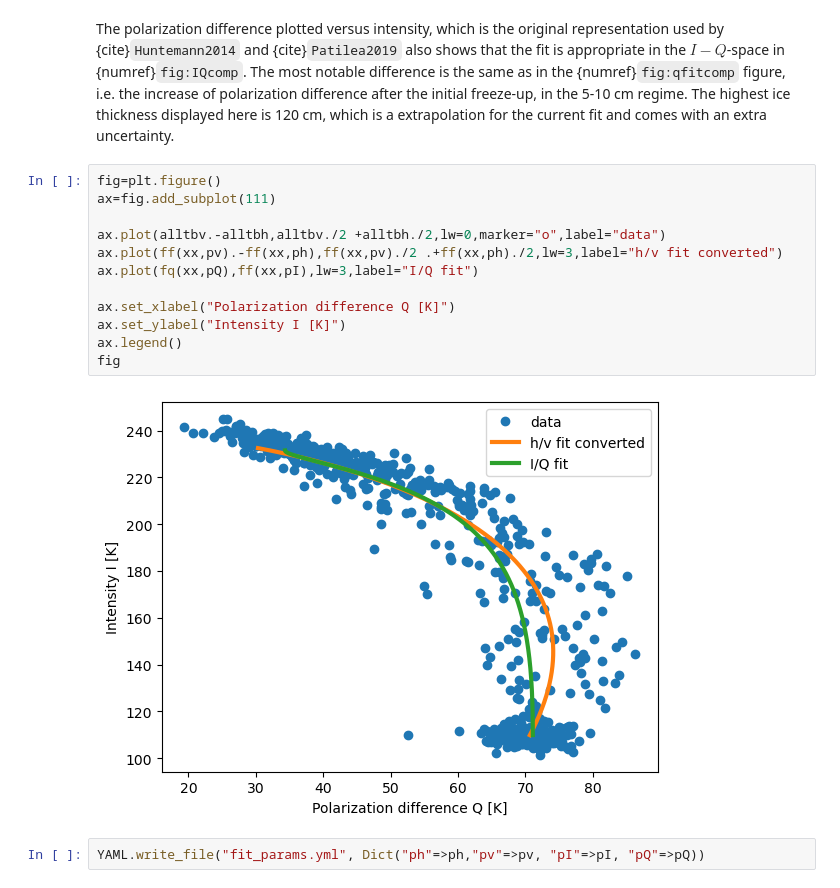
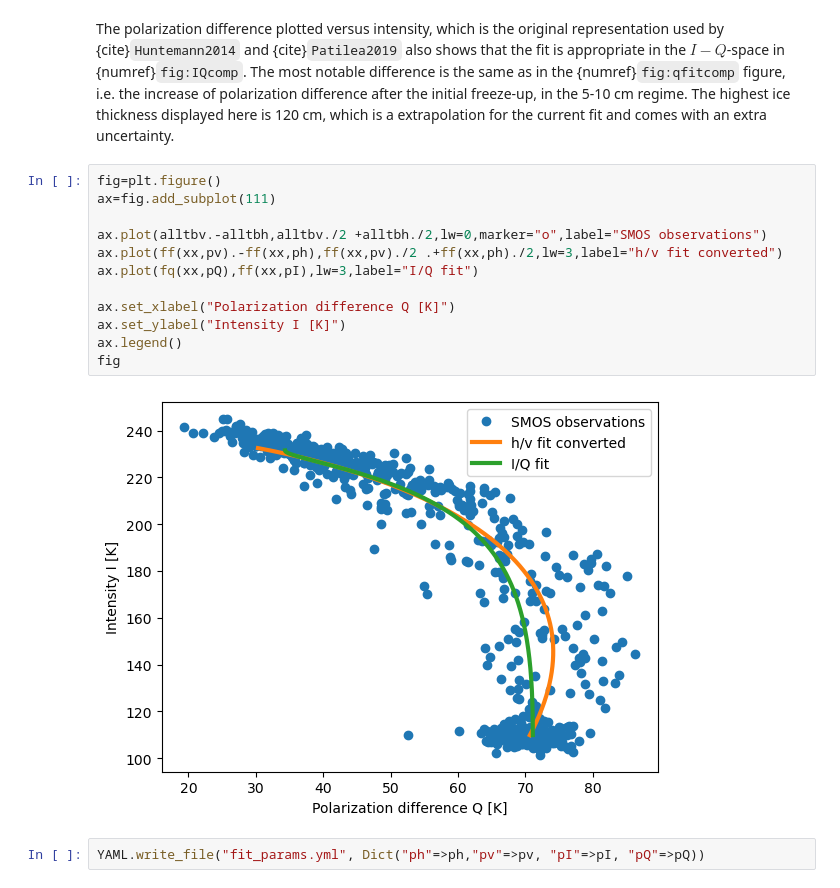
Before and after one commit to CIMR-Algos/SeaIceThickness_ATBD, a Jupyter notebook: book/training_data_smos53.ipynb, the cells around one changed output. Cells and saved outputs as stored; diff of their text form.

```diff
--- a/book/training_data_smos53.ipynb
+++ b/book/training_data_smos53.ipynb
@@ -245,16 +267,16 @@ extrapolation for the current fit and comes with an extra uncertainty.
 # %%
 fig=plt.figure()
 ax=fig.add_subplot(111)
 
-ax.plot(alltbv.-alltbh,alltbv./2 +alltbh./2,lw=0,marker="o",label="data")
+ax.plot(alltbv.-alltbh,alltbv./2 +alltbh./2,lw=0,marker="o",label="SMOS observations")
 ax.plot(ff(xx,pv).-ff(xx,ph),ff(xx,pv)./2 .+ff(xx,ph)./2,lw=3,label="h/v fit converted")
 ax.plot(fq(xx,pQ),ff(xx,pI),lw=3,label="I/Q fit")
 
 ax.set_xlabel("Polarization difference Q [K]")
 ax.set_ylabel("Intensity I [K]")
 ax.legend()
 fig
 # %% [output]
-[figure, old version]
+[figure, new version]
 # %%
 YAML.write_file("fit_params.yml", Dict("ph"=>ph,"pv"=>pv, "pI"=>pI, "pQ"=>pQ))
```
Also changed, not shown: parts of 9 cells of this notebook, 15 other files.
